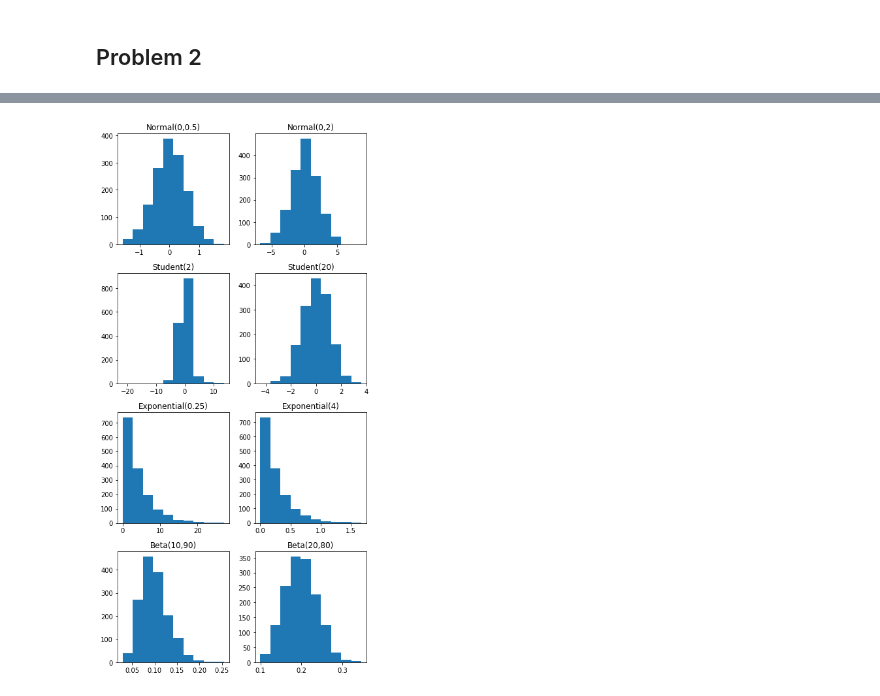
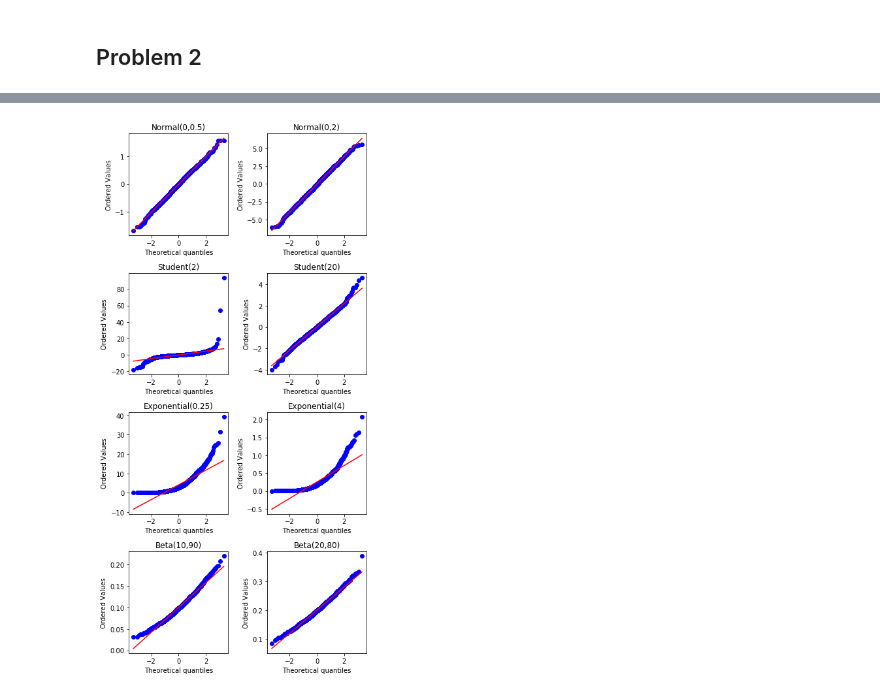
Before and after one commit to joelmfonseca/COM-503, a Jupyter notebook: hw2/hw2_q1.ipynb, the cells around one changed output, grey strips where cells are left out. Drawn from its saved outputs; the diff is of its cells as text; code cells hidden in the pictures.

Commit message:
corrected q1 (density) plot

```diff
--- a/hw2/hw2_q1.ipynb
+++ b/hw2/hw2_q1.ipynb
@@ -24,31 +59,27 @@ plt.show()
 # %%
 fig = plt.figure(figsize=(6,12))
 
 n = 1500
-distributions = [stats.norm.rvs(loc=0, scale=0.5, size=n),
-                 stats.norm.rvs(loc=0, scale=2, size=n),
-                stats.t.rvs(df=2, size=n),
-                stats.t.rvs(df=20, size=n),
-                stats.expon.rvs(scale=1/0.25, size=n),
-                stats.expon.rvs(scale=1/4, size=n),
-                stats.beta.rvs(a=10, b=90, size=n),
-                stats.beta.rvs(a=20, b=80, size=n)]
-labels = ['Normal(0,0.5)',
-         'Normal(0,2)',
-         'Student(2)',
-         'Student(20)',
-         'Exponential(0.25)',
-         'Exponential(4)',
-         'Beta(10,90)',
-         'Beta(20,80)']
+rvs = [stats.norm.rvs(loc=0, scale=0.5, size=n),
+       stats.norm.rvs(loc=0, scale=2, size=n),
+       stats.t.rvs(df=2, size=n),
+       stats.t.rvs(df=20, size=n),
+       stats.expon.rvs(scale=1/0.25, size=n),
+       stats.expon.rvs(scale=1/4, size=n),
+       stats.beta.rvs(a=10, b=90, size=n),
+       stats.beta.rvs(a=20, b=80, size=n)
+      ]
 
 for i in range(8):
     ax = fig.add_subplot(4,2,i+1)
-    ax.hist(distributions[i])
+    stats.probplot(x=rvs[i],
+                   sparams=(0,1),
+                   dist=stats.norm,
+                   plot=ax)
     ax.set_title(labels[i])
 
 plt.tight_layout()
-fig.savefig('q1_p2_hist')
+fig.savefig('q1_p2_qqplot')
 plt.show()
 # %% [output]
-[figure, old version]
+[figure, new version]
```
Also changed, not shown: parts of 4 cells of this notebook, 2 other files.
